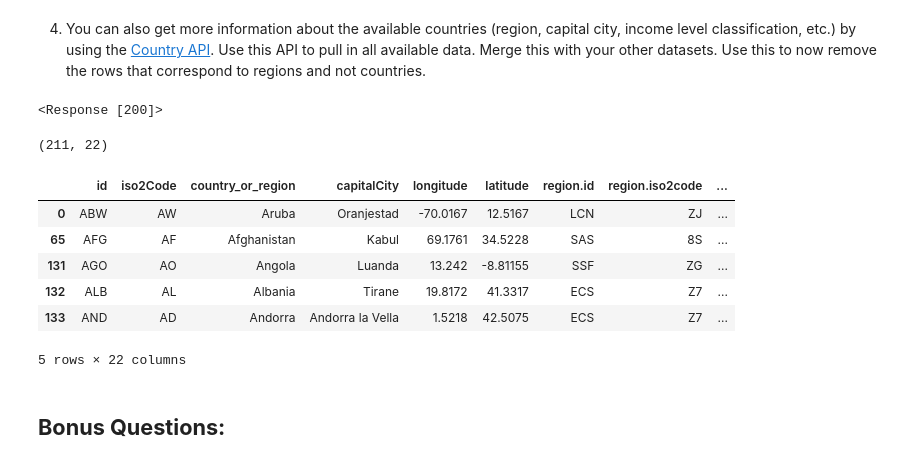
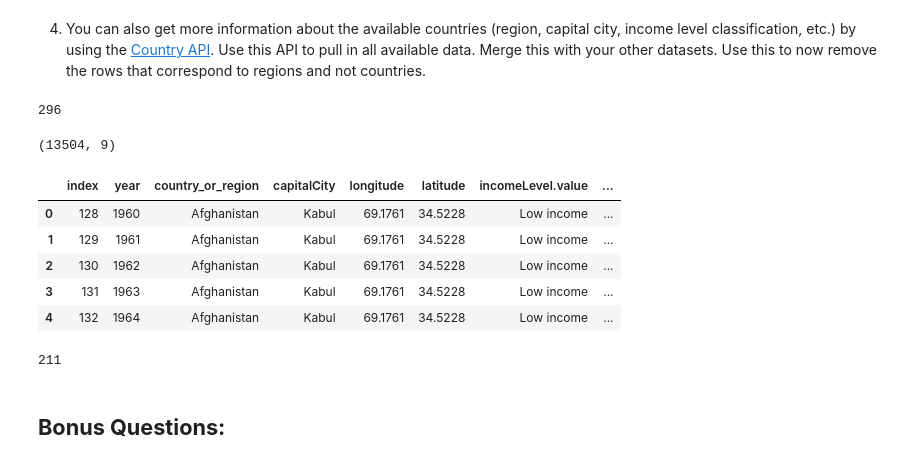
Before and after one commit to nss-data-science-cohort-8/api-exercise-DrewRichard7, a Jupyter notebook: notebooks/un_api_exercise.ipynb, the cells around one changed output. Cells and saved outputs as stored; diff of their text form; code cells hidden in the pictures.

```diff
--- a/notebooks/un_api_exercise.ipynb
+++ b/notebooks/un_api_exercise.ipynb
@@ -17,8 +17,8 @@ You'll make use of the [World Bank Indicators API](https://datahelpdesk.worldban
 endpoint = 'https://api.worldbank.org/v2/country/all/indicator/NY.GDP.PCAP.PP.KD'
 params = {
     'format': 'json',
-    'Per_page' : 296
+    'Per_page' : 30000
 }
 response = requests.get(endpoint, params=params)
-response.json()
+len(response.json()[1])
 # %% [output]
@@ -76,8 +60,8 @@ res.head(5)
 endpoint = 'https://api.worldbank.org/v2/country/all/indicator/SP.DYN.LE00.IN'
 params = {
     'format' : 'json',
-    'Per_page': '341'
+    'Per_page': 30000
 }
 response2 = requests.get(endpoint, params=params)
-response2
+len(response2.json()[1])
 # %% [output]
@@ -147,27 +131,58 @@ res_merged
 endpoint='https://api.worldbank.org/v2/country/all'
 params={
     'format':'json',
-    'Per_page':'296'
+    'Per_page':30000
 }
 response3 = requests.get(endpoint, params=params)
-response3
+len(response3.json()[1])
 # %% [output]
-<Response [200]>
+296
 # %%
-res3 = pd.json_normalize(response3.json()[1]).rename(columns={'name':'country_or_region'})
+res3 = (
+    pd
+    .json_normalize(response3.json()[1])
+    .rename(columns={'name':'country_or_region'})
+)
 res3
-res_merged2 = pd.merge(left=res3, right=res_merged, on='country_or_region', how='left').replace(r'^\s*$', np.nan, regex=True).dropna(subset='capitalCity')
+res_merged2 = (
+    pd
+    .merge(left=res3, right=res_merged, on='country_or_region', how='left')
+    .replace(r'^\s*$', np.nan, regex=True).dropna(subset='capitalCity')
+    .drop(
+        columns=[
+            'id',
+            'iso2Code',
+            'region.id',
+            'region.iso2code',
+            'region.value',
+            'adminregion.id',
+            'incomeLevel.iso2code',
+            'lendingType.id',
+            'lendingType.iso2code',
+            'lendingType.value'])
+    .loc[:, ['year',
+             'country_or_region',
+             'capitalCity',
+             'longitude',
+             'latitude',
+             'incomeLevel.value',
+             'gdp_per_capita',
+             'life_expectancy']]
+    .sort_values(['country_or_region', 'year'])
+    .reset_index()
+)
 print(res_merged2.shape)
-res_merged2.head()
+display(res_merged2.head())
+len(res_merged2['country_or_region'].unique())
 # %% [output]
-(211, 22)
+(13504, 9)
-|  | id | iso2Code | country_or_region | capitalCity | longitude | latitude | region.id | region.iso2code | ... |
-| 0 | ABW | AW | Aruba | Oranjestad | -70.0167 | 12.5167 | LCN | ZJ | ... |
-| 65 | AFG | AF | Afghanistan | Kabul | 69.1761 | 34.5228 | SAS | 8S | ... |
-| 131 | AGO | AO | Angola | Luanda | 13.242 | -8.81155 | SSF | ZG | ... |
-| 132 | ALB | AL | Albania | Tirane | 19.8172 | 41.3317 | ECS | Z7 | ... |
-| 133 | AND | AD | Andorra | Andorra la Vella | 1.5218 | 42.5075 | ECS | Z7 | ... |
+|  | index | year | country_or_region | capitalCity | longitude | latitude | incomeLevel.value | ... |
+| 0 | 128 | 1960 | Afghanistan | Kabul | 69.1761 | 34.5228 | Low income | ... |
+| 1 | 129 | 1961 | Afghanistan | Kabul | 69.1761 | 34.5228 | Low income | ... |
+| 2 | 130 | 1962 | Afghanistan | Kabul | 69.1761 | 34.5228 | Low income | ... |
+| 3 | 131 | 1963 | Afghanistan | Kabul | 69.1761 | 34.5228 | Low income | ... |
+| 4 | 132 | 1964 | Afghanistan | Kabul | 69.1761 | 34.5228 | Low income | ... |
-5 rows × 22 columns
+211
 # %% [markdown]
 ## **Bonus Questions:**
 # %% [markdown]
```
Also changed, not shown: parts of 16 cells of this notebook.
